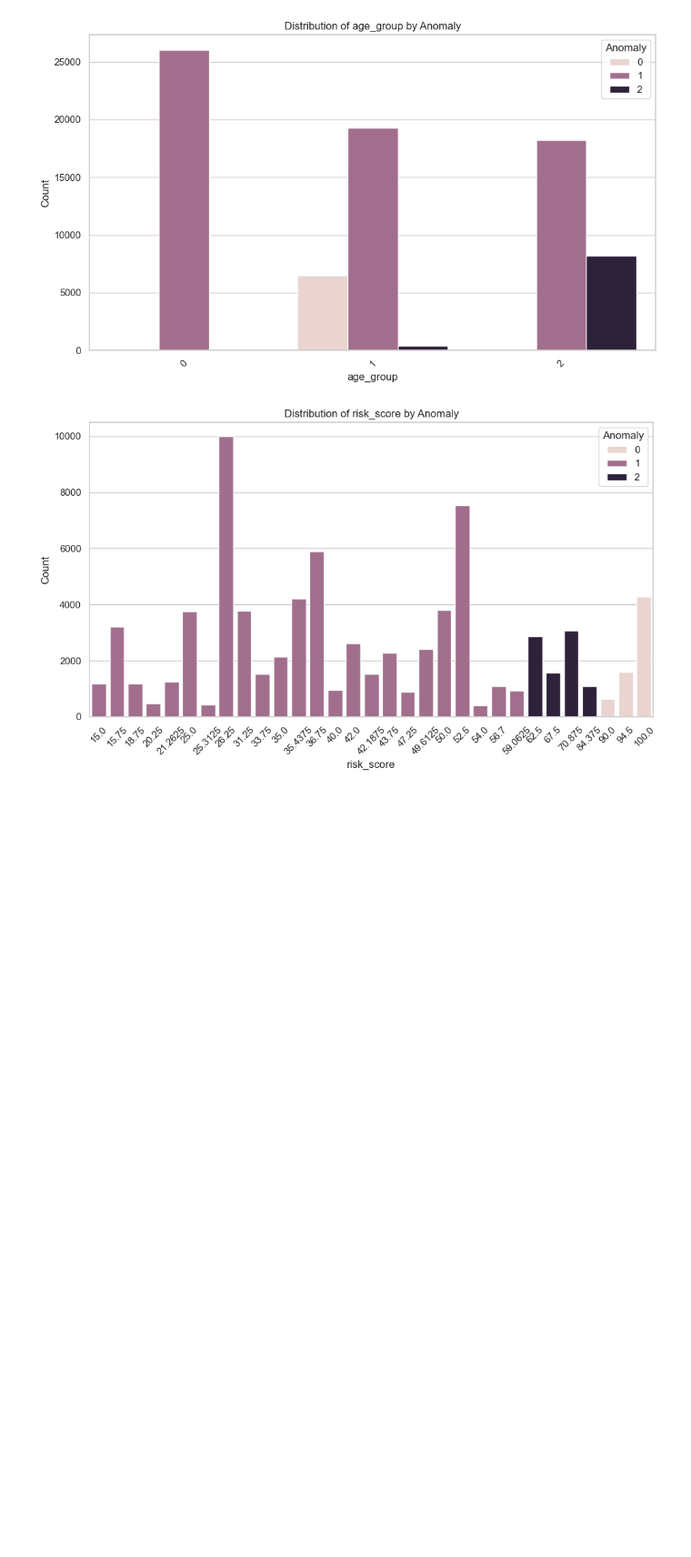
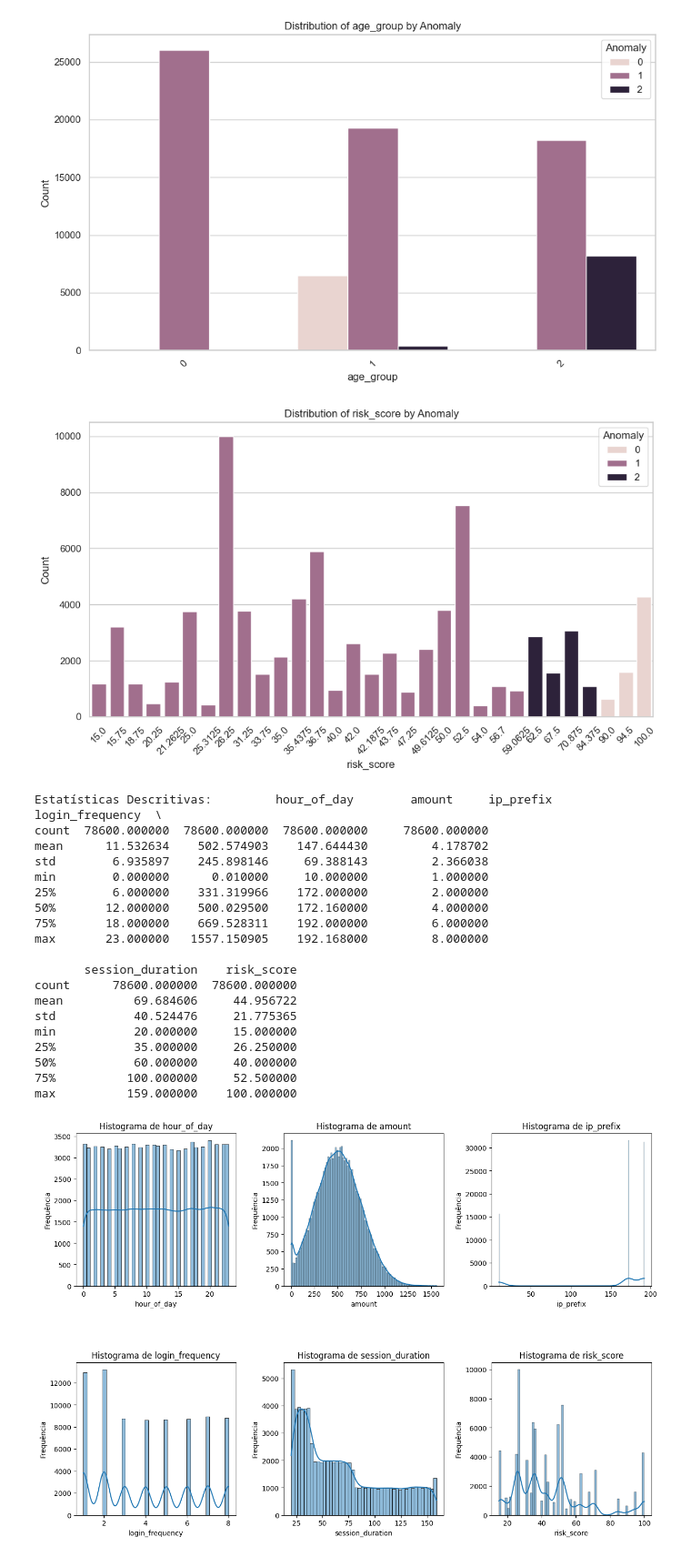
Before and after one commit to acarolinacc/IA-Proj2, a Jupyter notebook: src/financial_transactions.ipynb, the cells around one changed output. Shown: that part at 91% size. Drawn from its saved outputs; the diff is of its cells as text; code cells hidden in the pictures; blank space fills up the shorter version.

```diff
--- a/src/financial_transactions.ipynb
+++ b/src/financial_transactions.ipynb
@@ -254,3 +237,54 @@ for col in categorical_cols:
 [figure]
 [figure]
 [figure]
+# %%
+# estatísticas descritivas
+desc_stats = df.describe()
+print("Estatísticas Descritivas:", desc_stats)
+
+# distribuição de cada atributo
+import seaborn as sns
+import matplotlib.pyplot as plt
+
+# histogramas
+numeric_cols = df.select_dtypes(include=['float64', 'int64']).columns
+num_plots = len(numeric_cols)
+cols_per_row = 3
+rows = num_plots // cols_per_row + (num_plots % cols_per_row > 0)
+
+fig, axs = plt.subplots(rows, cols_per_row, figsize=(cols_per_row*5, rows*5))
+fig.subplots_adjust(hspace=0.5, wspace=0.3)
+
+for idx, col in enumerate(numeric_cols):
+    row = idx // cols_per_row
+    col_idx = idx % cols_per_row
+    sns.histplot(df[col], kde=True, ax=axs[row, col_idx])
+    axs[row, col_idx].set_title(f'Histograma de {col}')
+    axs[row, col_idx].set_xlabel(col)
+    axs[row, col_idx].set_ylabel('Frequência')
+
+for ax in axs.flat[num_plots:]:
+    ax.set_visible(False)
+
+plt.show()
+# %% [output]
+Estatísticas Descritivas:         hour_of_day        amount     ip_prefix  login_frequency  \
+count  78600.000000  78600.000000  78600.000000     78600.000000
+mean      11.532634    502.574903    147.644430         4.178702
+std        6.935897    245.898146     69.388143         2.366038
+min        0.000000      0.010000     10.000000         1.000000
+25%        6.000000    331.319966    172.000000         2.000000
+50%       12.000000    500.029500    172.160000         4.000000
+75%       18.000000    669.528311    192.000000         6.000000
+max       23.000000   1557.150905    192.168000         8.000000
+
+       session_duration    risk_score
+count      78600.000000  78600.000000
+mean          69.684606     44.956722
+std           40.524476     21.775365
+min           20.000000     15.000000
+25%           35.000000     26.250000
+50%           60.000000     40.000000
+75%          100.000000     52.500000
+max          159.000000    100.000000
+[figure, added]
```
Also changed, not shown: parts of 12 cells of this notebook.
